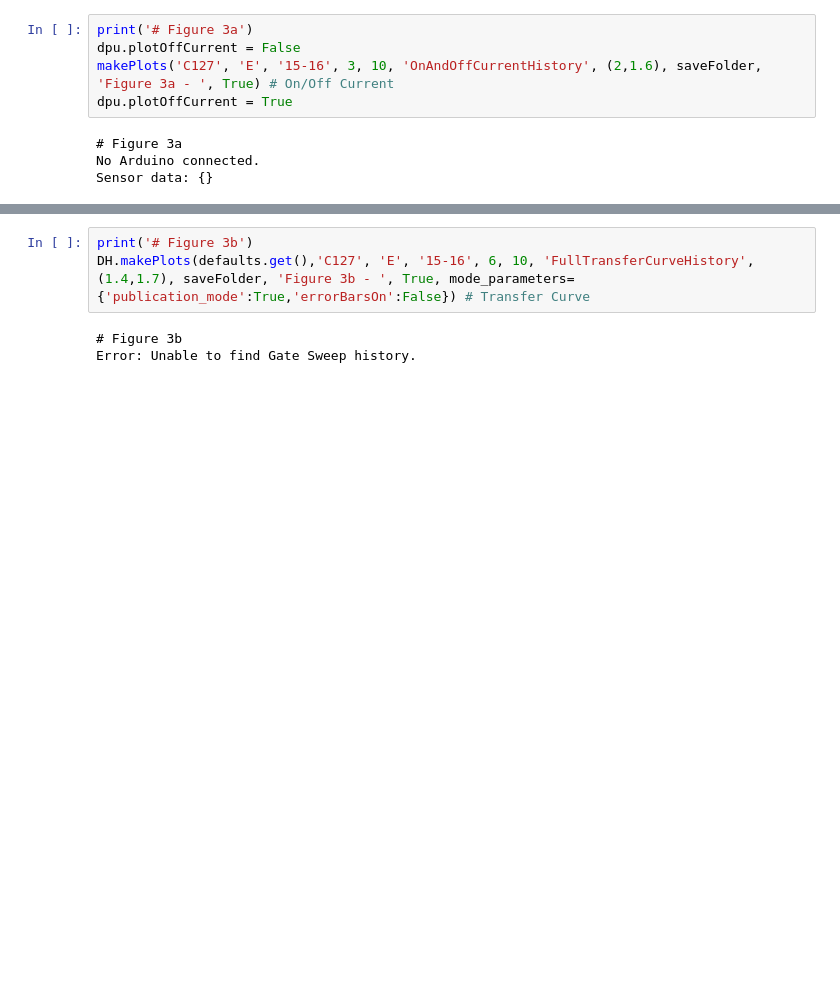
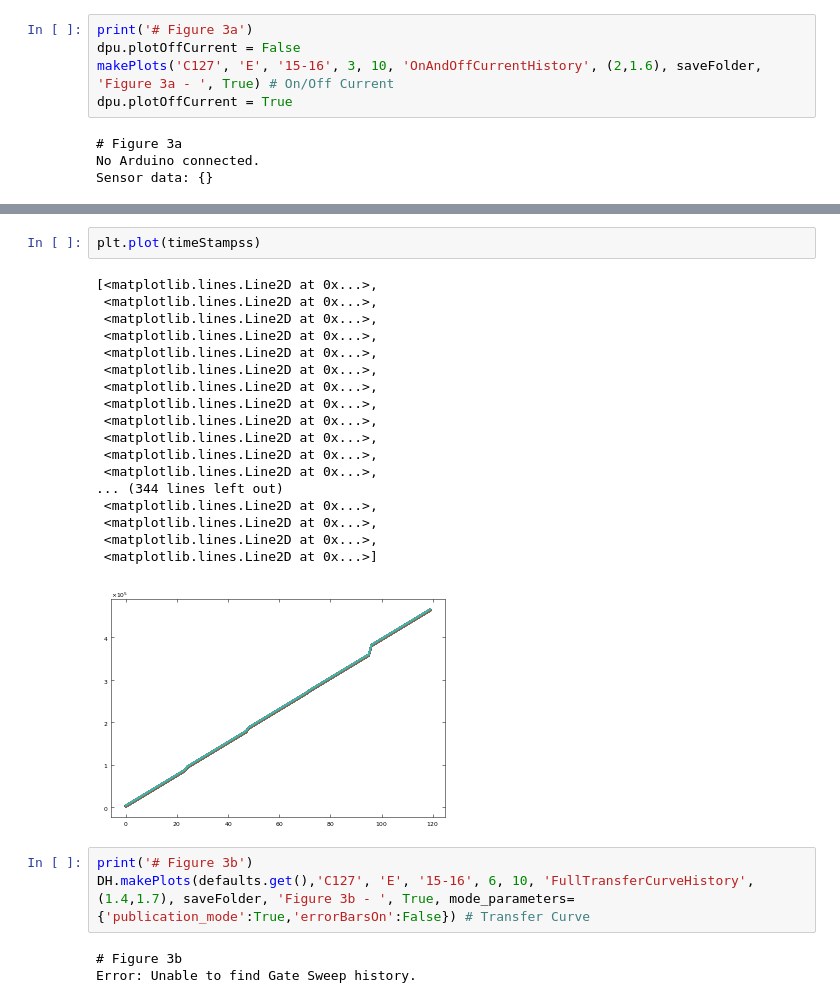
Before and after one commit to stevennoyce/CNT_IV, a Jupyter notebook: b2912a/notebooks/Bias Stress Figures 1.ipynb, the cells around one changed output, grey strips where cells are left out. Saved outputs shown, nothing was run; the diff lists cells and outputs as text; blank space fills up the shorter version.

```diff
--- a/b2912a/notebooks/Bias Stress Figures 1.ipynb
+++ b/b2912a/notebooks/Bias Stress Figures 1.ipynb
@@ -137,3 +137,24 @@ No handles with labels found to put in legend.
+# %%
+plt.plot(timeStampss)
+# %% [output]
+[<matplotlib.lines.Line2D at 0x...>,
+ <matplotlib.lines.Line2D at 0x...>,
+ <matplotlib.lines.Line2D at 0x...>,
+ <matplotlib.lines.Line2D at 0x...>,
+ <matplotlib.lines.Line2D at 0x...>,
+ <matplotlib.lines.Line2D at 0x...>,
+ <matplotlib.lines.Line2D at 0x...>,
+ <matplotlib.lines.Line2D at 0x...>,
+ <matplotlib.lines.Line2D at 0x...>,
+ <matplotlib.lines.Line2D at 0x...>,
+ <matplotlib.lines.Line2D at 0x...>,
+ <matplotlib.lines.Line2D at 0x...>,
+... (344 lines left out)
+ <matplotlib.lines.Line2D at 0x...>,
+ <matplotlib.lines.Line2D at 0x...>,
+ <matplotlib.lines.Line2D at 0x...>,
+ <matplotlib.lines.Line2D at 0x...>]
+[figure, added]
 # %%
 print('# Figure 3b')
 DH.makePlots(defaults.get(),'C127', 'E', '15-16', 6, 10, 'FullTransferCurveHistory', (1.4,1.7), saveFolder, 'Figure 3b - ', True, mode_parameters={'publication_mode':True,'errorBarsOn':False}) # Transfer Curve
```
Also changed, not shown: parts of 1 cell of this notebook, 5 other files.
